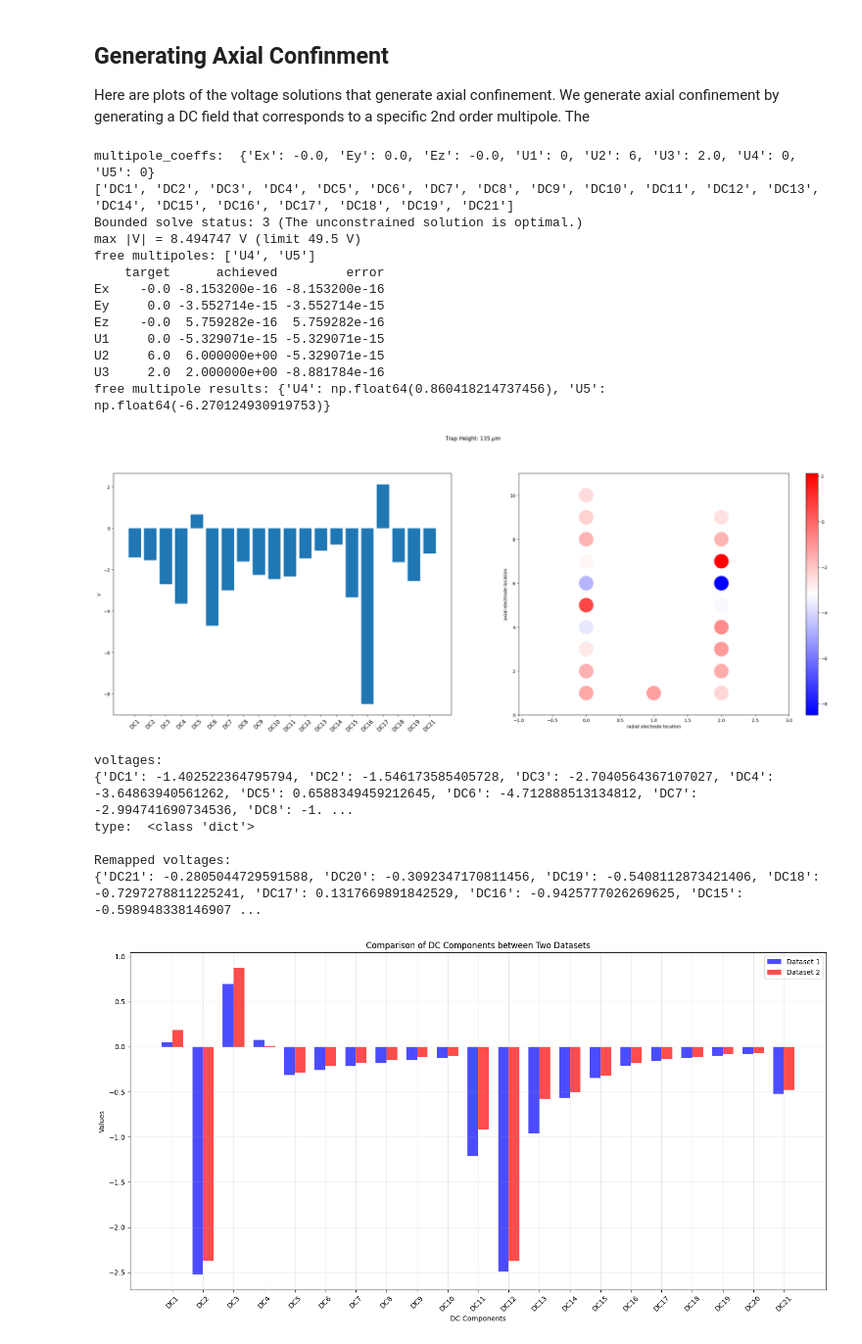
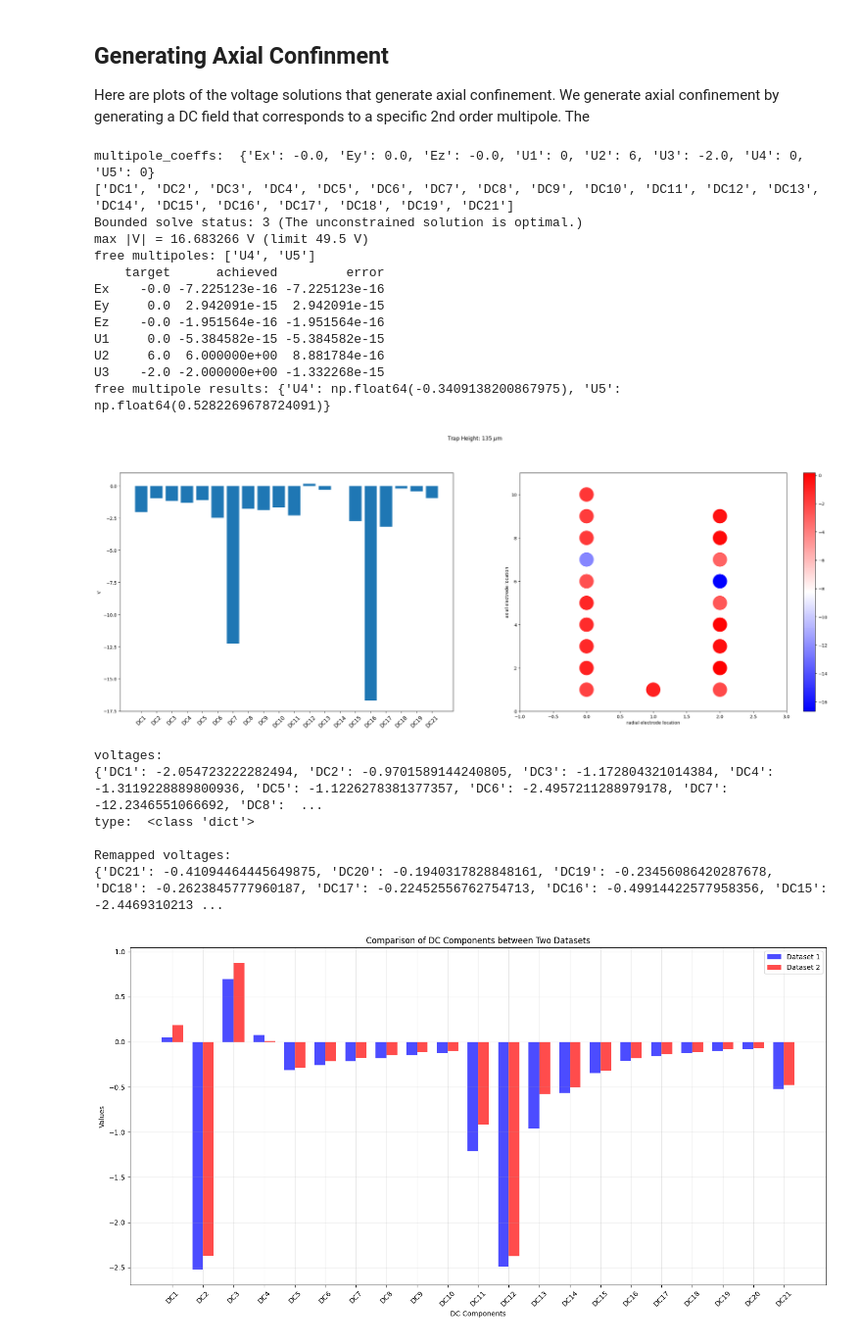
Before and after one commit to He-Wenhao/bem, a Jupyter notebook: examples/Integrated_photonics - Gen 2/III_Multipole_Expansion.ipynb, the cells around one changed output. Shown at 98% size. Drawn from its saved outputs; the diff is of its cells as text; code cells hidden in the pictures.

```diff
--- a/examples/Integrated_photonics - Gen 2/III_Multipole_Expansion.ipynb
+++ b/examples/Integrated_photonics - Gen 2/III_Multipole_Expansion.ipynb
@@ -102,7 +102,7 @@ path to the pkl file c:\msys64\home\artiq\repos\integrated_photonics_bem\example
 #I wrote it a second time so that the code runs in case you comment out that code)
 
 strs = list(trap['electrodes'].keys())
-xl = 0*1e-3
+xl = 7.0*1e-3
 yl = 135*1e-3
 
 position = [xl, yl, zl]
@@ -426,10 +426,10 @@ voltages = plot_muls(s,xl,zl0,roi,
                      u2 = u2_value,
                      u5 = 0,
                      u1 = 0,
-                     u3 = u2_value/3, # (1/3) * u2
+                     u3 = -u2_value/3, # (1/3) * u2
                      u4 = 0,
                      max_voltage = 9.9*5,
-                     free_multipoles = ("U4", "U5"))
+                     )
 
 voltages["DC20"] = 0.0
 # voltages["DC15"] = 0.0
@@ -448,49 +448,49 @@ voltage_mapping = {
     "DC8": "DC14",
     "DC9": "DC13",
     "DC10": "DC12",
     "DC11": "DC10",
     "DC12": "DC9",
     "DC13": "DC8",
     "DC14": "DC7",
     "DC15": "DC6",
     "DC16": "DC5",
     "DC17": "DC4",
     "DC18": "DC3",
     "DC19": "DC2",
     "DC20": "DC1",
     "DC21": "DC11",
 }
 
 # # Remap the voltages dictionary keys using voltage_mapping. if there is no the corresponding key in the original dictionary, assign value 0.0 to the corresponding key in the remapped dictionary
 # remapped_voltages = {voltage_mapping.get(k, k): v for k, v in voltages.items()}
 # print(f"\nRemapped voltages: \n{remapped_voltages}")
 
 remapped_voltages = {
     voltage_mapping.get(k, k): v / 5
     for k, v in voltages.items()
 }
 print(f"\nRemapped voltages: \n{remapped_voltages}")
 # %% [output]
-multipole_coeffs:  {'Ex': -0.0, 'Ey': 0.0, 'Ez': -0.0, 'U1': 0, 'U2': 6, 'U3': 2.0, 'U4': 0, 'U5': 0}
+multipole_coeffs:  {'Ex': -0.0, 'Ey': 0.0, 'Ez': -0.0, 'U1': 0, 'U2': 6, 'U3': -2.0, 'U4': 0, 'U5': 0}
 ['DC1', 'DC2', 'DC3', 'DC4', 'DC5', 'DC6', 'DC7', 'DC8', 'DC9', 'DC10', 'DC11', 'DC12', 'DC13', 'DC14', 'DC15', 'DC16', 'DC17', 'DC18', 'DC19', 'DC21']
 Bounded solve status: 3 (The unconstrained solution is optimal.)
-max |V| = 8.494747 V (limit 49.5 V)
+max |V| = 16.683266 V (limit 49.5 V)
 free multipoles: ['U4', 'U5']
     target      achieved         error
-Ex    -0.0 -8.153200e-16 -8.153200e-16
-Ey     0.0 -3.552714e-15 -3.552714e-15
-Ez    -0.0  5.759282e-16  5.759282e-16
-U1     0.0 -5.329071e-15 -5.329071e-15
-U2     6.0  6.000000e+00 -5.329071e-15
-U3     2.0  2.000000e+00 -8.881784e-16
-free multipole results: {'U4': np.float64(0.860418214737456), 'U5': np.float64(-6.270124930919753)}
+Ex    -0.0 -7.225123e-16 -7.225123e-16
+Ey     0.0  2.942091e-15  2.942091e-15
+Ez    -0.0 -1.951564e-16 -1.951564e-16
+U1     0.0 -5.384582e-15 -5.384582e-15
+U2     6.0  6.000000e+00  8.881784e-16
+U3    -2.0 -2.000000e+00 -1.332268e-15
+free multipole results: {'U4': np.float64(-0.3409138200867975), 'U5': np.float64(0.5282269678724091)}
-[figure, old version]
+[figure, new version]
 voltages:
-{'DC1': -1.402522364795794, 'DC2': -1.546173585405728, 'DC3': -2.7040564367107027, 'DC4': -3.64863940561262, 'DC5': 0.6588349459212645, 'DC6': -4.712888513134812, 'DC7': -2.994741690734536, 'DC8': -1. ...
+{'DC1': -2.054723222282494, 'DC2': -0.9701589144240805, 'DC3': -1.172804321014384, 'DC4': -1.3119228889800936, 'DC5': -1.1226278381377357, 'DC6': -2.4957211288979178, 'DC7': -12.2346551066692, 'DC8':  ...
 type:  <class 'dict'>
 
 Remapped voltages:
-{'DC21': -0.2805044729591588, 'DC20': -0.3092347170811456, 'DC19': -0.5408112873421406, 'DC18': -0.7297278811225241, 'DC17': 0.1317669891842529, 'DC16': -0.9425777026269625, 'DC15': -0.598948338146907 ...
+{'DC21': -0.41094464445649875, 'DC20': -0.1940317828848161, 'DC19': -0.23456086420287678, 'DC18': -0.2623845777960187, 'DC17': -0.22452556762754713, 'DC16': -0.49914422577958356, 'DC15': -2.4469310213 ...
 # %%
 import matplotlib.pyplot as plt
 import json
```
Also changed, not shown: parts of 3 cells of this notebook, 48 other files.
